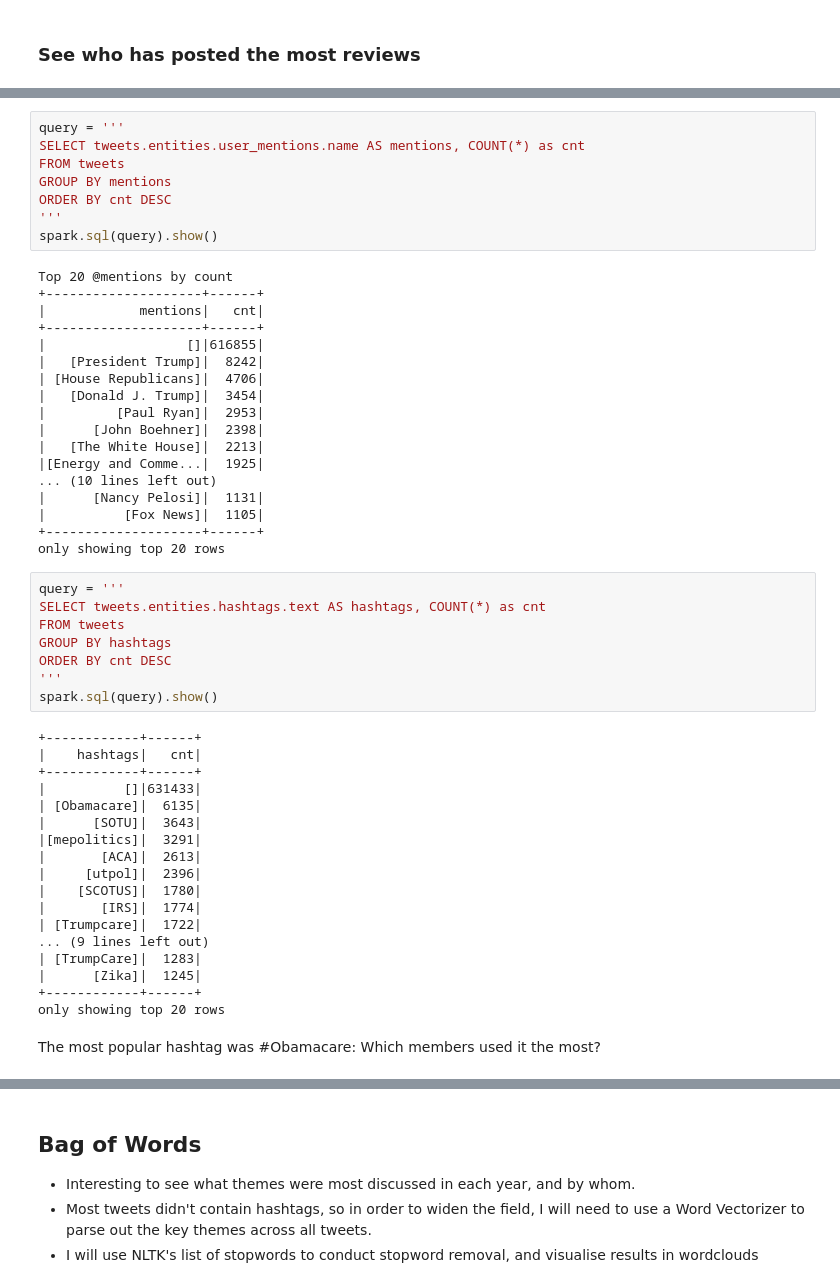
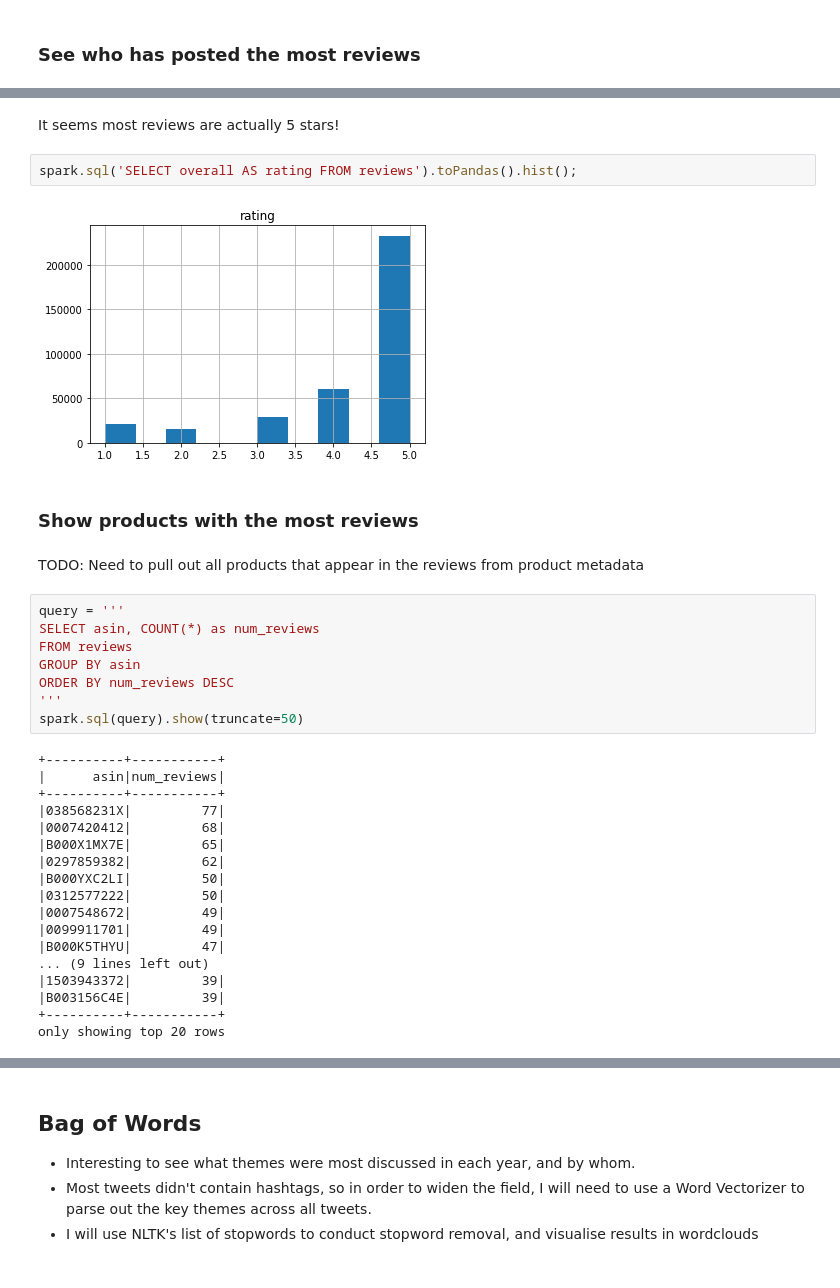
Before and after one commit to idenc/SENG-550-Amazon, a Jupyter notebook: Amazon Analysis.ipynb, the cells around one changed output, grey strips where cells are left out. Cells and saved outputs as stored; diff of their text form.

```diff
--- a/Amazon Analysis.ipynb
+++ b/Amazon Analysis.ipynb
@@ -128,54 +183,36 @@ The histogram above shows that Twitter was more popular with congress members in
+# %% [markdown]
+It seems most reviews are actually 5 stars!
+# %%
+spark.sql('SELECT overall AS rating FROM reviews').toPandas().hist();
+# %% [output]
+[figure, added]
+# %% [markdown]
+### Show products with the most reviews
+# %% [markdown]
+TODO: Need to pull out all products that appear in the reviews from product metadata
 # %%
 query = '''
-SELECT tweets.entities.user_mentions.name AS mentions, COUNT(*) as cnt
-FROM tweets
-GROUP BY mentions
-ORDER BY cnt DESC
+SELECT asin, COUNT(*) as num_reviews
+FROM reviews
+GROUP BY asin
+ORDER BY num_reviews DESC
 '''
-spark.sql(query).show()
+spark.sql(query).show(truncate=50)
 # %% [output]
-Top 20 @mentions by count
-+--------------------+------+
-|            mentions|   cnt|
-+--------------------+------+
-|                  []|616855|
-|   [President Trump]|  8242|
-| [House Republicans]|  4706|
-|   [Donald J. Trump]|  3454|
-|         [Paul Ryan]|  2953|
-|      [John Boehner]|  2398|
-|   [The White House]|  2213|
-|[Energy and Comme...|  1925|
-... (10 lines left out)
-|      [Nancy Pelosi]|  1131|
-|          [Fox News]|  1105|
-+--------------------+------+
++----------+-----------+
+|      asin|num_reviews|
++----------+-----------+
+|038568231X|         77|
+|0007420412|         68|
+|B000X1MX7E|         65|
+|0297859382|         62|
+|B000YXC2LI|         50|
+|0312577222|         50|
+|0007548672|         49|
+|0099911701|         49|
+|B000K5THYU|         47|
+... (9 lines left out)
+|1503943372|         39|
+|B003156C4E|         39|
++----------+-----------+
 only showing top 20 rows
-# %%
-query = '''
-SELECT tweets.entities.hashtags.text AS hashtags, COUNT(*) as cnt
-FROM tweets
-GROUP BY hashtags
-ORDER BY cnt DESC
-'''
-spark.sql(query).show()
-# %% [output]
-+------------+------+
-|    hashtags|   cnt|
-+------------+------+
-|          []|631433|
-| [Obamacare]|  6135|
-|      [SOTU]|  3643|
-|[mepolitics]|  3291|
-|       [ACA]|  2613|
-|     [utpol]|  2396|
-|    [SCOTUS]|  1780|
-|       [IRS]|  1774|
-| [Trumpcare]|  1722|
-... (9 lines left out)
-| [TrumpCare]|  1283|
-|      [Zika]|  1245|
-+------------+------+
-only showing top 20 rows
-# %% [markdown]
-The most popular hashtag was #Obamacare: Which members used it the most?
```
Also changed, not shown: parts of 21 cells of this notebook.
